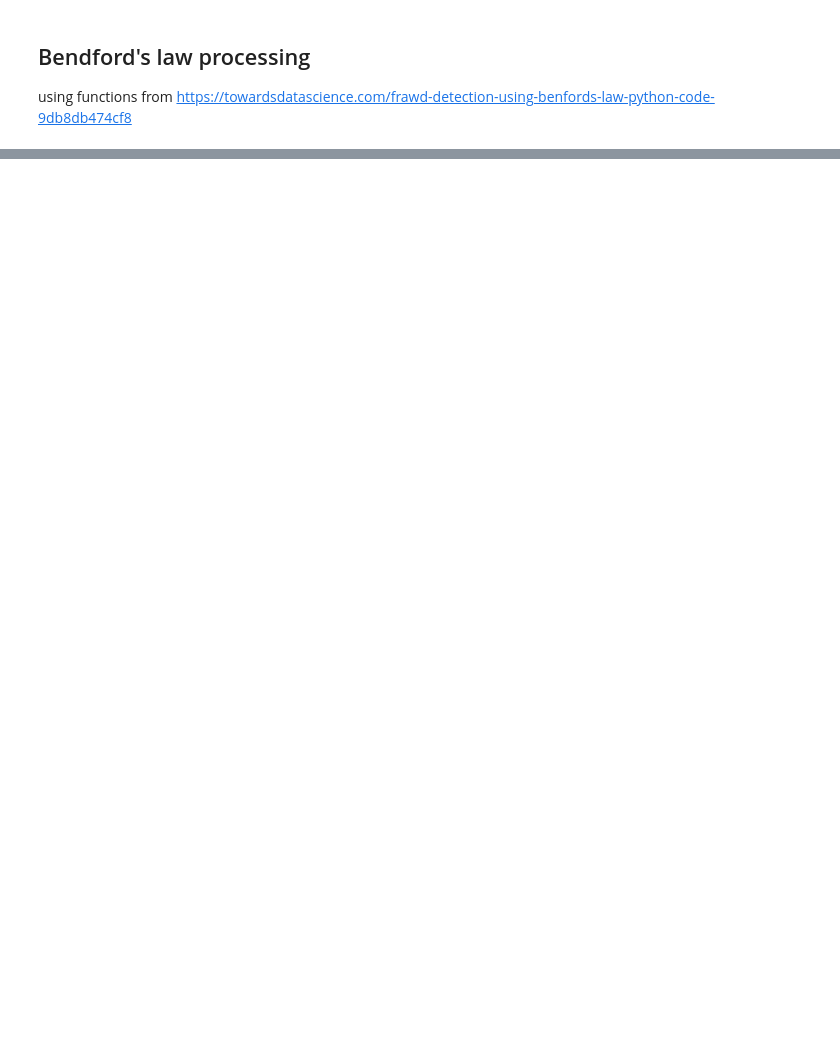
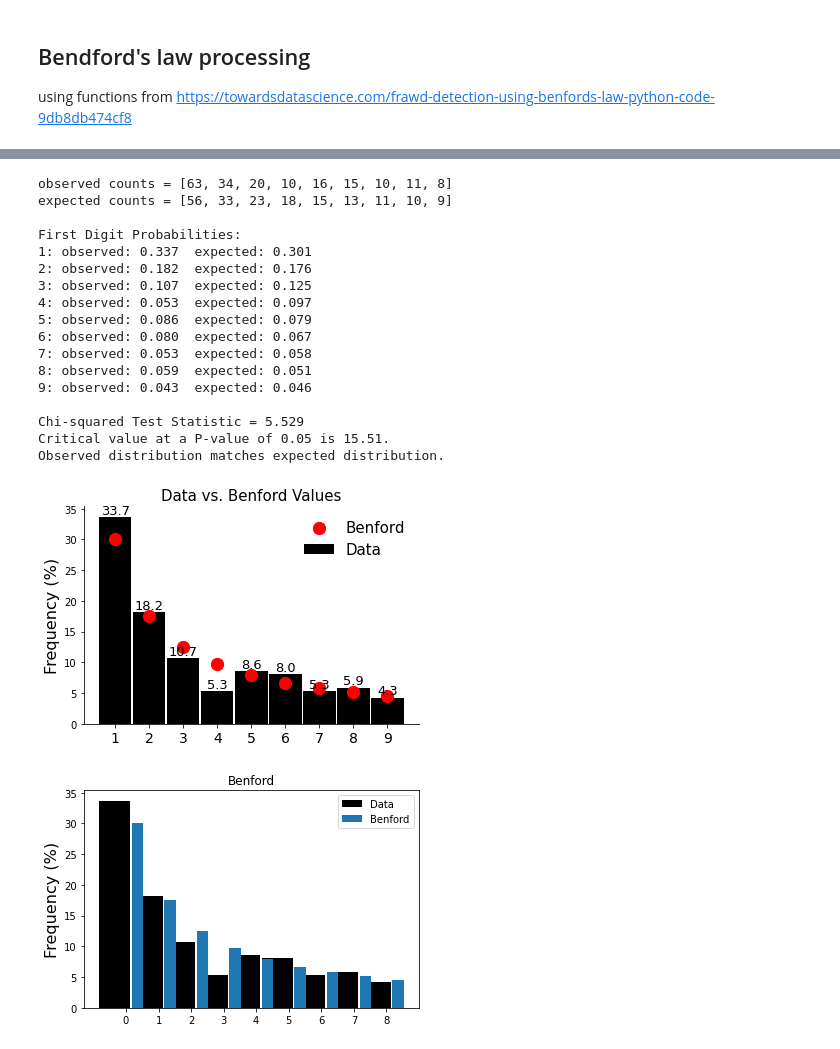
Before and after one commit to zdenekq/BlogPostProjectBenfordLaw, a Jupyter notebook: Population.ipynb, the cells around one changed output, grey strips where cells are left out. Saved outputs shown, nothing was run; the diff lists cells and outputs as text; code cells hidden in the pictures; blank space fills up the shorter version.

```diff
--- a/Population.ipynb
+++ b/Population.ipynb
@@ -443,0 +468,23 @@ def main(data_list):
+# %%
+# Let we test the same for city population
+main(maindataunique,"totalCityPopulation")
+# %% [output]
+observed counts = [63, 34, 20, 10, 16, 15, 10, 11, 8]
+expected counts = [56, 33, 23, 18, 15, 13, 11, 10, 9]
+
+First Digit Probabilities:
+1: observed: 0.337  expected: 0.301
+2: observed: 0.182  expected: 0.176
+3: observed: 0.107  expected: 0.125
+4: observed: 0.053  expected: 0.097
+5: observed: 0.086  expected: 0.079
+6: observed: 0.080  expected: 0.067
+7: observed: 0.053  expected: 0.058
+8: observed: 0.059  expected: 0.051
+9: observed: 0.043  expected: 0.046
+
+Chi-squared Test Statistic = 5.529
+Critical value at a P-value of 0.05 is 15.51.
+Observed distribution matches expected distribution.
+[figure, added]
+[figure, added]
```
Also changed, not shown: parts of 16 cells of this notebook.
